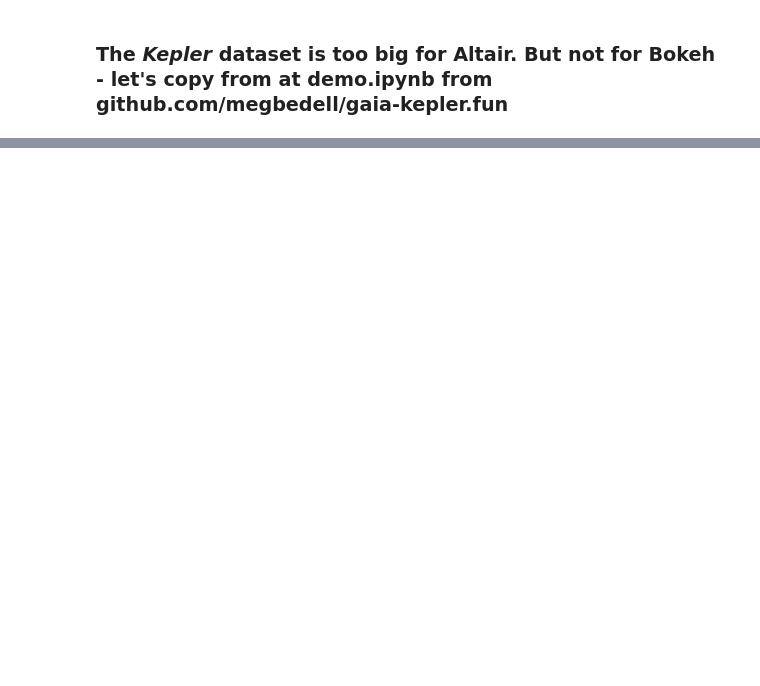
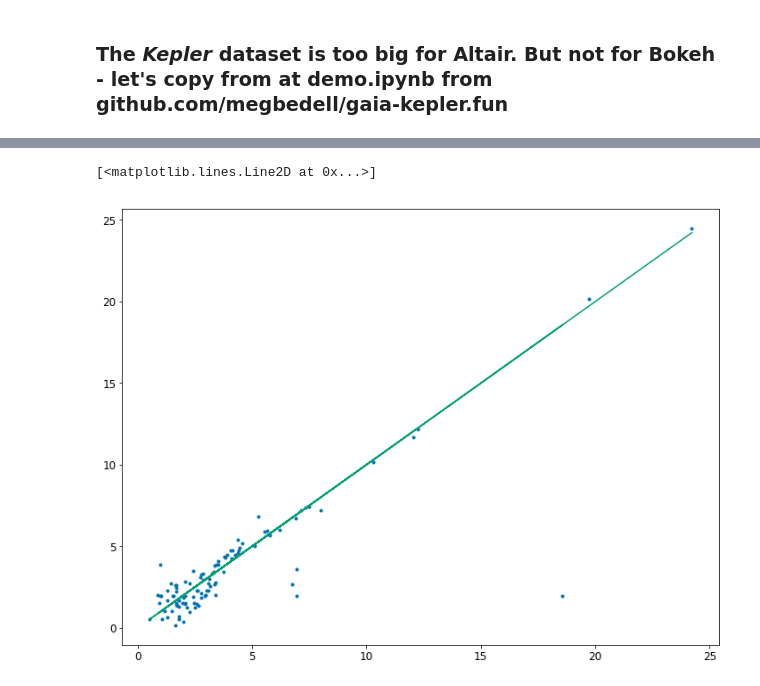
Before and after one commit to benjaminpope/smearcampaign, a Jupyter notebook: notebooks/read_catalogues.ipynb, the cells around one changed output, grey strips where cells are left out. Saved outputs shown, nothing was run; the diff lists cells and outputs as text; code cells hidden in the pictures; blank space fills up the shorter version.

```diff
--- a/notebooks/read_catalogues.ipynb
+++ b/notebooks/read_catalogues.ipynb
@@ -811,0 +879,6 @@ for j, star in enumerate(pdg.name.values):
+# %%
+plt.plot(gaia['parallax'],parallaxes_hip,'.')
+plt.plot(gaia['parallax'],gaia['parallax'],'-')
+# %% [output]
+[<matplotlib.lines.Line2D at 0x...>]
+[figure, added]
```
Also changed, not shown: parts of 8 cells of this notebook, 2 other files.
